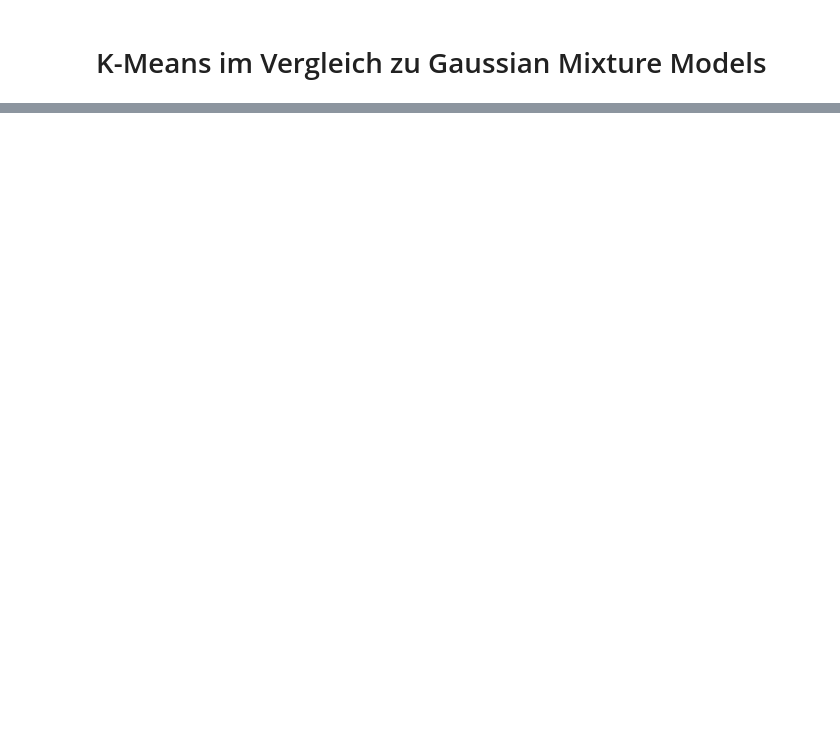
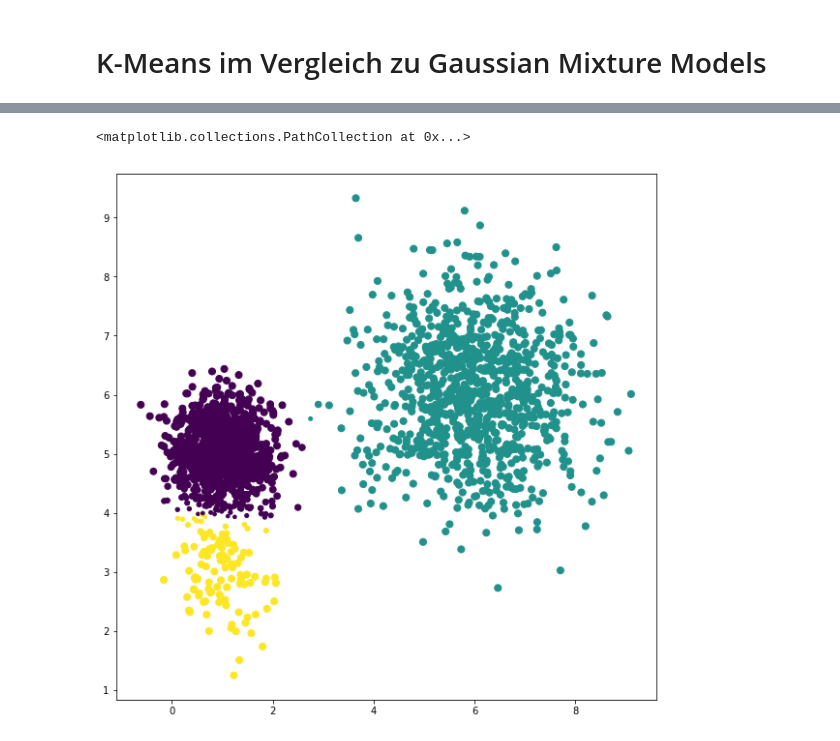
Before and after one commit to tthomik/20180807_descriptive-analysis, a Jupyter notebook: 20180815_soft clustering/tt_Simulation Soft Clustering_Gaussian Mixture Models.ipynb, the cells around one changed output, grey strips where cells are left out. Saved outputs shown, nothing was run; the diff lists cells and outputs as text; code cells hidden in the pictures; blank space fills up the shorter version.

```diff
--- a/20180815_soft clustering/tt_Simulation Soft Clustering_Gaussian Mixture Models.ipynb
+++ b/20180815_soft clustering/tt_Simulation Soft Clustering_Gaussian Mixture Models.ipynb
@@ -57,3 +57,28 @@ y_werte_2 = np.random.normal(6,1,1000)
 # dritte Punktwolke
 x_werte_3 = np.random.normal(1,0.5,1000)
 y_werte_3 = np.random.normal(5,0.5,1000)
+# %%
+data_x = np.concatenate([x_werte, x_werte_2, x_werte_3])
+data_y = np.concatenate([y_werte, y_werte_2, y_werte_3])
+
+dataset = pd.DataFrame()
+dataset['x'] = data_x
+dataset['y'] = data_y
+
+dataset2 = pd.DataFrame()
+dataset2["x"] = data_x
+dataset2["y"] = data_y
+
+# KMeans
+kmeans = KMeans(n_clusters=3, random_state=0, n_init=100).fit(dataset)
+
+
+# Gaussian Mixture Models
+mixture = GaussianMixture(n_components=3, covariance_type='full', n_init=100).fit(dataset2)
+
+# Angabe der Wahrscheinlichkeit, dass ein Datenpunkt zu einem Cluster gehört
+mixture_probs = mixture.predict_proba(dataset2)
+mixture_probs = pd.DataFrame(mixture_probs)
+dataset2_v1 = pd.concat((dataset,mixture_probs),axis = 1)
+dataset2_v1['mixture'] = mixture.predict(dataset2)
+dataset2_v1
@@ -102,0 +135,12 @@ plt.show()
+# %%
+size = 50 * mixture_probs.max(1)**2
+# er geht die Liste mixture_probs durch, in der die Wahrscheinlichkeit der Punkte für ein Cluster angegeben ist und
+# sucht sich die maximale Wahrscheinlichkeit raus (1)
+# die maximale Wahrscheinlichkeit (max) wird mit 2 potenziert (**2) und mit 50 multipliziert
+# die Multiplikation mit 50 lässt die Wahrscheinlichkeit größer oder kleiner als Kreis darstellen
+plt.figure(1, figsize=(10, 10))
+plt.scatter(data_x, data_y, s = size, c=dataset2_v1["mixture"])
+# s = blob size, c = Färb die Punkte nach der Zugehörigkeit in der Spalte "mixture" ein
+# %% [output]
+<matplotlib.collections.PathCollection at 0x...>
+[figure, added]
```
Also changed, not shown: parts of 5 cells of this notebook, 3 other files.
